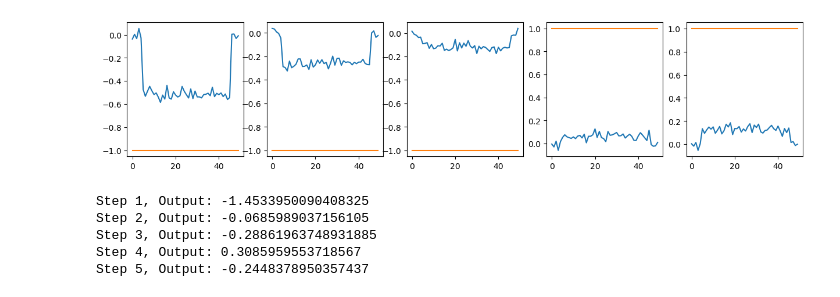
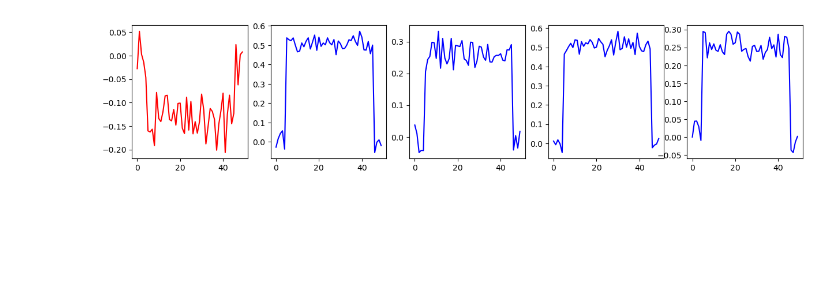
Before and after one commit to lfogarty98/mhbf_pt, a Jupyter notebook: project/dm-project.ipynb, the cells around one changed output. Saved outputs shown, nothing was run; the diff lists cells and outputs as text; code cells hidden in the pictures; blank space fills up the shorter version.

```diff
--- a/project/dm-project.ipynb
+++ b/project/dm-project.ipynb
@@ -6,82 +7,63 @@ import torch.nn as nn
 # %%
 def data_generator(num_trials, T):
     alpha = 0.032
     arr = np.array([1, 2, 4, 8, 16])
     dist = np.concatenate((-alpha*arr, alpha*arr), axis=0)
-    data = np.zeros((num_trials, T, 2))
+    stimuli = np.zeros((num_trials, T))
+    targets = np.zeros((num_trials, T))
     for i in range(num_trials):
         u_bar = np.random.choice(a=dist, size=1)[0]
         for t in range(T):
             noise = np.random.normal(loc=0, scale=0.03)
             if 5 <= t <= 45:
-                data[i, t, 0] = u_bar + noise
+                stimuli[i, t] = u_bar + noise
             else:
-                data[i, t, 0] = noise
-        data[i, :, 1] = np.sign(u_bar)
-    return data
+                stimuli[i, t] = noise
+        targets[i, :] = np.sign(u_bar)
+    return torch.tensor(stimuli, dtype=torch.float32), torch.tensor(targets, dtype=torch.float32)
 
 num_trials = 5
 T = 50
-data = data_generator(num_trials, T)
+stimuli, targets = data_generator(num_trials, T)
 fig, ax = plt.subplots(1, num_trials, figsize=(15,3))
 for i in range(num_trials):
-    ax[i].plot(range(T), data[i, :, 0])
-    ax[i].plot(range(T), data[i, :, 1])
+    if targets[i][0] > 0:
+        ax[i].plot(range(T), stimuli[i, :], color='b')
+    else:
+        ax[i].plot(range(T), stimuli[i, :], color='r')
 plt.show()
 # %% [output]
-[figure, old version]
+[figure, new version]
 # %%
 class LowRankRNN(nn.Module):
-    def __init__(self, input_dim, hidden_dim, output_dim):
+    def __init__(self, input_dim, hidden_dim, tau=100, dt=20):
         super(LowRankRNN, self).__init__()
         self.hidden_dim = hidden_dim
+        self.tau = tau
+        self.dt = dt
 
-        # Initialize trainable parameters
         self.W_in = torch.normal(0, 1, size=(input_dim, hidden_dim))
         self.W_out = torch.normal(0, 4, size=(input_dim, hidden_dim))
 
-        # Left and right connectivity vectors
-        self.m = nn.Parameter(torch.normal(0, 1, size=hidden_dim))
-        self.n = nn.Parameter(torch.normal(0, 1, size=hidden_dim))
+        # Left and right connectivity vectors are trainable
+        self.m = nn.Parameter(torch.normal(0, 1, size=(hidden_dim,)))
+        self.n = nn.Parameter(torch.normal(0, 1, size=(hidden_dim,)))
 
         # Biases
-        self.b_h = nn.Parameter(torch.zeros(hidden_dim))
-        self.b_out = nn.Parameter(torch.zeros(output_dim))
+        # self.b_h = nn.Parameter(torch.zeros(hidden_dim))
+        # self.b_out = nn.Parameter(torch.zeros(output_dim))
 
     def forward(self, x, hidden):
         # Recurrent connectivity matrix
-        J = torch.outer(self.m, self.n)  # Construct low-rank J
+        J = (1 / self.hidden_dim) * torch.outer(self.m, self.n)  # Construct low-rank J
 
         # Compute hidden state
-        hidden = torch.tanh(x @ self.W_in + hidden @ J + self.b_h)
+        hidden2 = hidden + self.dt * (-hidden + hidden @ J + torch.unsqueeze(x, 0) @ self.W_in) / self.tau
 
         # Compute output
-        output = hidden @ self.W_out + self.b_out
+        output = (1 / self.hidden_dim) * (self.W_out @ hidden2.T)
 
-        return output, hidden
+        return output
 
     def init_hidden(self):
         return torch.zeros(1, self.hidden_dim)
-
-# Example usage
-input_dim = 1
-hidden_dim = 10
-output_dim = 1
-seq_length = 5
-
-rnn = LowRankRNN(input_dim, hidden_dim, output_dim)
-hidden = rnn.init_hidden()
-
-# Dummy input sequence
-inputs = torch.randn(seq_length, 1, input_dim)
-
-# Forward pass through RNN
-for i in range(seq_length):
-    output, hidden = rnn(inputs[i], hidden)
-    print(f'Step {i+1}, Output: {output.item()}')
-# %% [output]
-Step 1, Output: -1.4533950090408325
-Step 2, Output: -0.0685989037156105
-Step 3, Output: -0.28861963748931885
-Step 4, Output: 0.3085959553718567
-Step 5, Output: -0.2448378950357437
```
Also changed, not shown: parts of 3 cells of this notebook.
